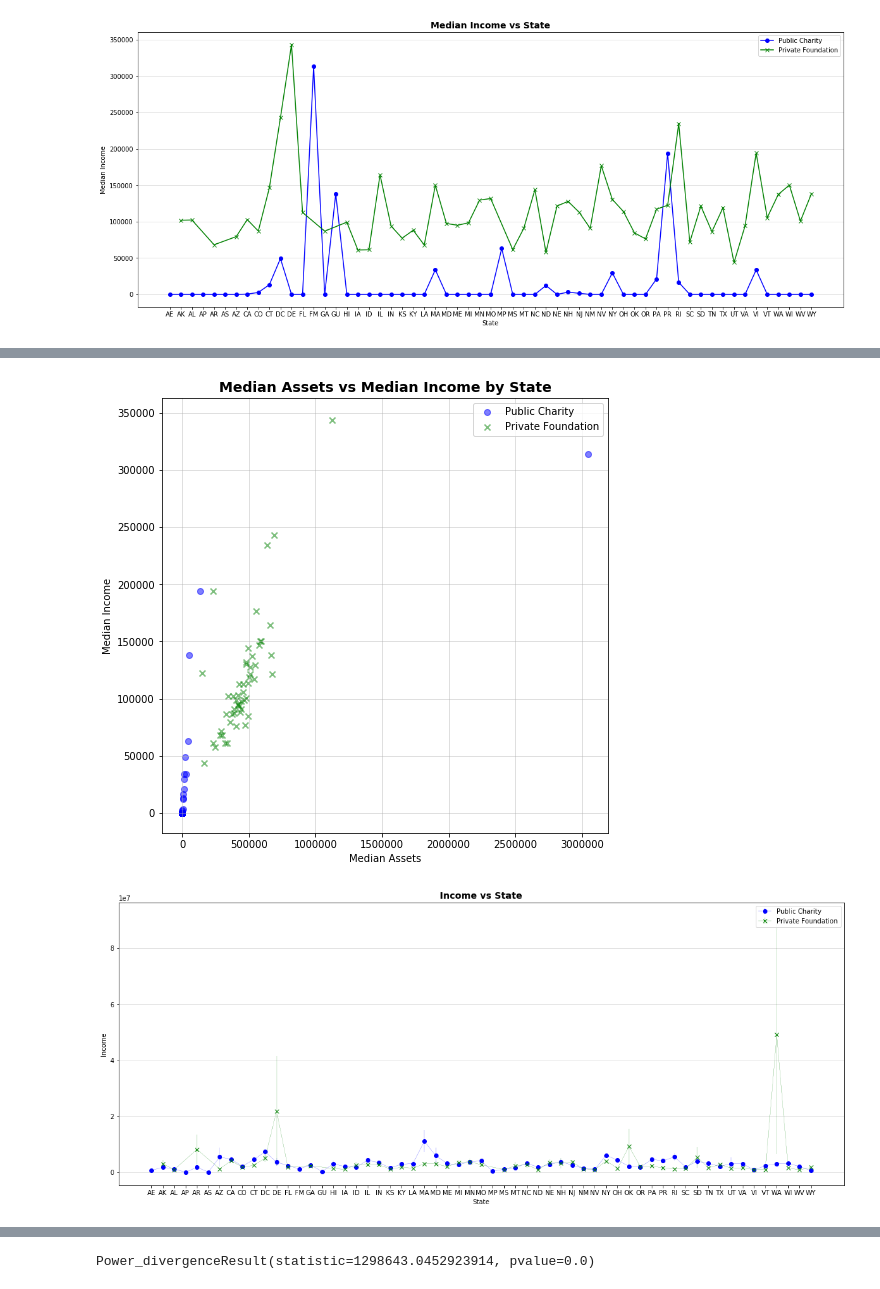
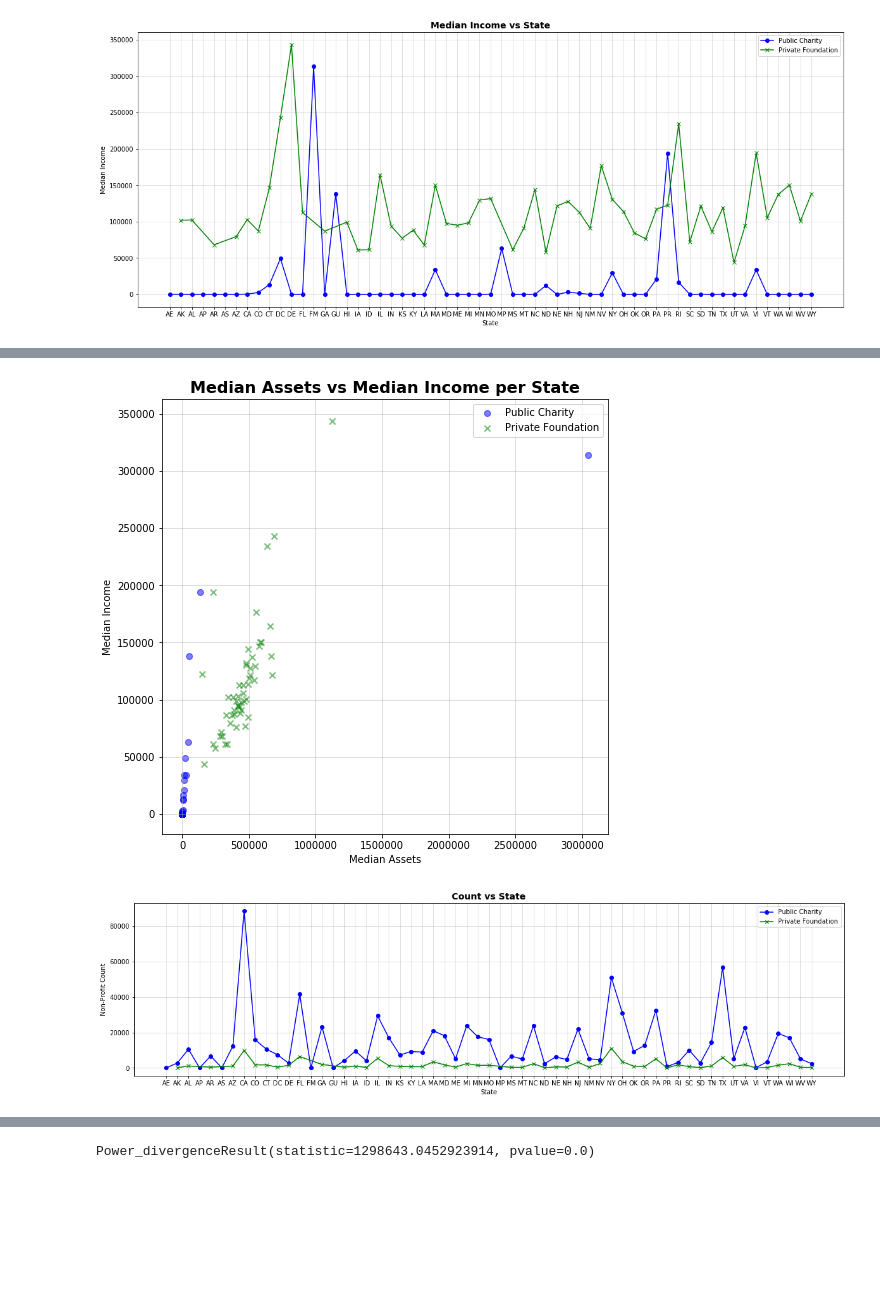
Before and after one commit to ejosephSr/Old.project-one, a Jupyter notebook: GotMoney.ipynb, the cells around one changed output, grey strips where cells are left out. Drawn from its saved outputs; the diff is of its cells as text; code cells hidden in the pictures; blank space fills up the shorter version.

```diff
--- a/GotMoney.ipynb
+++ b/GotMoney.ipynb
@@ -301,41 +401,36 @@ plt.show()
 # %%
-# Plot Income vs Assets
+# Plot Median Income vs Median Assets per State
 plt.figure(figsize=(8,8))
 plt.scatter(state_PC["ASSETS"]["median"], state_PC["INCOME"]["median"], c="b", marker='o', alpha=0.5, label="Public Charity")
 plt.scatter(state_PF["ASSETS"]["median"], state_PF["INCOME"]["median"], c="g", marker='x', alpha=0.5, label="Private Foundation")
-plt.title(f'Median Assets vs Median Income by State', size=14, weight='bold')
+plt.title(f'Median Assets vs Median Income per State', size=16, weight='bold')
 plt.xlabel('Median Assets')
 plt.ylabel('Median Income')
-#plt.xlim(lat_range)
 plt.grid(alpha=0.5)
 plt.legend(loc="best")
 
 # Save the image
-#plt.savefig("../Images/LatvsTemperature.png")
+plt.savefig("./Images/MedianAssetsvsMedianIncomebyState.png")
 plt.show()
 # %% [output]
-[figure, old version]
+[figure, new version]
 # %%
-# Generate the Plot (with Error Bars)
-plt.figure(figsize=(20,8))
-plt.errorbar(state_PC.index, state_PC["INCOME"]["mean"],
-             yerr=state_PC["INCOME"]["sem"], marker='o', color='b', linewidth=.2, label="Public Charity")
-             #label=drugs[0], marker=scatter_marker[0], linewidth=scatter_line[0], color=scatter_color[0])
-plt.errorbar(state_PF.index, state_PF["INCOME"]["mean"],
-             yerr=state_PF["INCOME"]["sem"], marker='x', color='g', linewidth=.2, label="Private Foundation")
-             #label=drugs[0], marker=scatter_marker[1], linewidth=scatter_line[1], color=scatter_color[1])
+# Generate a plot by count of Public Charities vs Private Foundations per state
+plt.figure(figsize=(20,5))
+plt.plot(state_PC.index, state_PC["INCOME"]["count"], marker='o', color='b', label="Public Charity")
+plt.plot(state_PF.index, state_PF["INCOME"]["count"], marker='x', color='g', label="Private Foundation")
 
 # Add title, labels,  legend and grid
-plt.title('Income vs State', color='k', size=14, weight='bold')
+plt.title('Count vs State', color='k', size=14, weight='bold')
 plt.xlabel('State')
-plt.ylabel('Income')
+plt.ylabel('Non-Profit Count')
 plt.legend(loc="best")
-plt.grid(alpha=0.5, axis='y')
+plt.grid(alpha=0.5)
 
 # Save the Figure
-#plt.savefig("../Images/TumorResponse.png")
+plt.savefig("./Images/CountperStateofPCvsPF.png")
 
 # Show the Figure
 plt.show()
 # %% [output]
-[figure, old version]
+[figure, new version]
```
Also changed, not shown: parts of 48 cells of this notebook, 3 other files.
